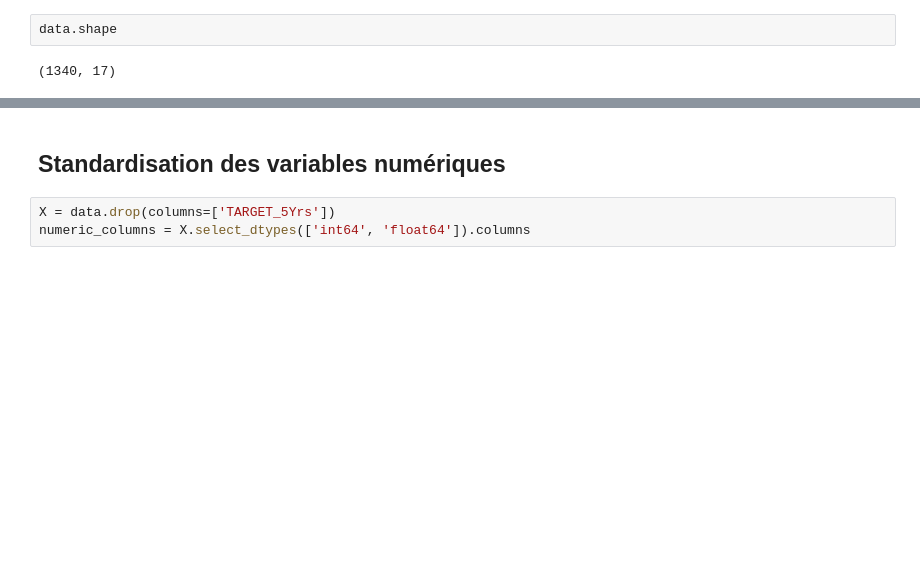
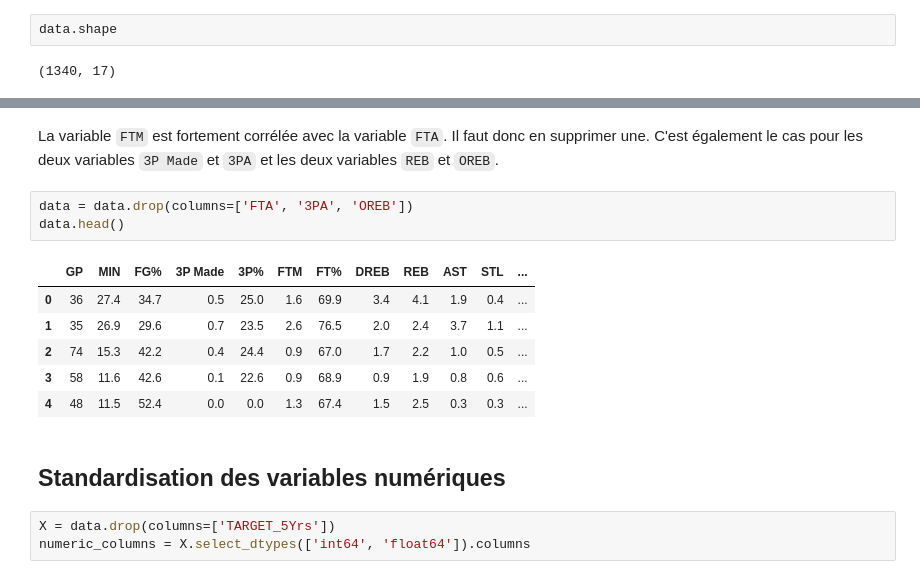
Before and after one commit to tbenali96/mp-data-nba-assessment, a Jupyter notebook: notebooks/data-exploration-and-processing.ipynb, the cells around one changed output, grey strips where cells are left out. Saved outputs shown, nothing was run; the diff lists cells and outputs as text; blank space fills up the shorter version.

```diff
--- a/notebooks/data-exploration.ipynb
+++ b/notebooks/data-exploration-and-processing.ipynb
@@ -138,3 +144,15 @@ data.shape
+# %% [markdown]
+La variable `FTM` est fortement corrélée avec la variable `FTA`. Il faut donc en supprimer une. C'est également le cas pour les deux variables `3P Made` et `3PA` et les deux variables `REB` et `OREB`.
+# %%
+data = data.drop(columns=['FTA', '3PA', 'OREB'])
+data.head()
+# %% [output]
+|  | GP | MIN | FG% | 3P Made | 3P% | FTM | FT% | DREB | REB | AST | STL | ... |
+| 0 | 36 | 27.4 | 34.7 | 0.5 | 25.0 | 1.6 | 69.9 | 3.4 | 4.1 | 1.9 | 0.4 | ... |
+| 1 | 35 | 26.9 | 29.6 | 0.7 | 23.5 | 2.6 | 76.5 | 2.0 | 2.4 | 3.7 | 1.1 | ... |
+| 2 | 74 | 15.3 | 42.2 | 0.4 | 24.4 | 0.9 | 67.0 | 1.7 | 2.2 | 1.0 | 0.5 | ... |
+| 3 | 58 | 11.6 | 42.6 | 0.1 | 22.6 | 0.9 | 68.9 | 0.9 | 1.9 | 0.8 | 0.6 | ... |
+| 4 | 48 | 11.5 | 52.4 | 0.0 | 0.0 | 1.3 | 67.4 | 1.5 | 2.5 | 0.3 | 0.3 | ... |
 # %% [markdown]
 ## Standardisation des variables numériques
 # %%
```
Also changed, not shown: parts of 3 cells of this notebook, 4 other files.
